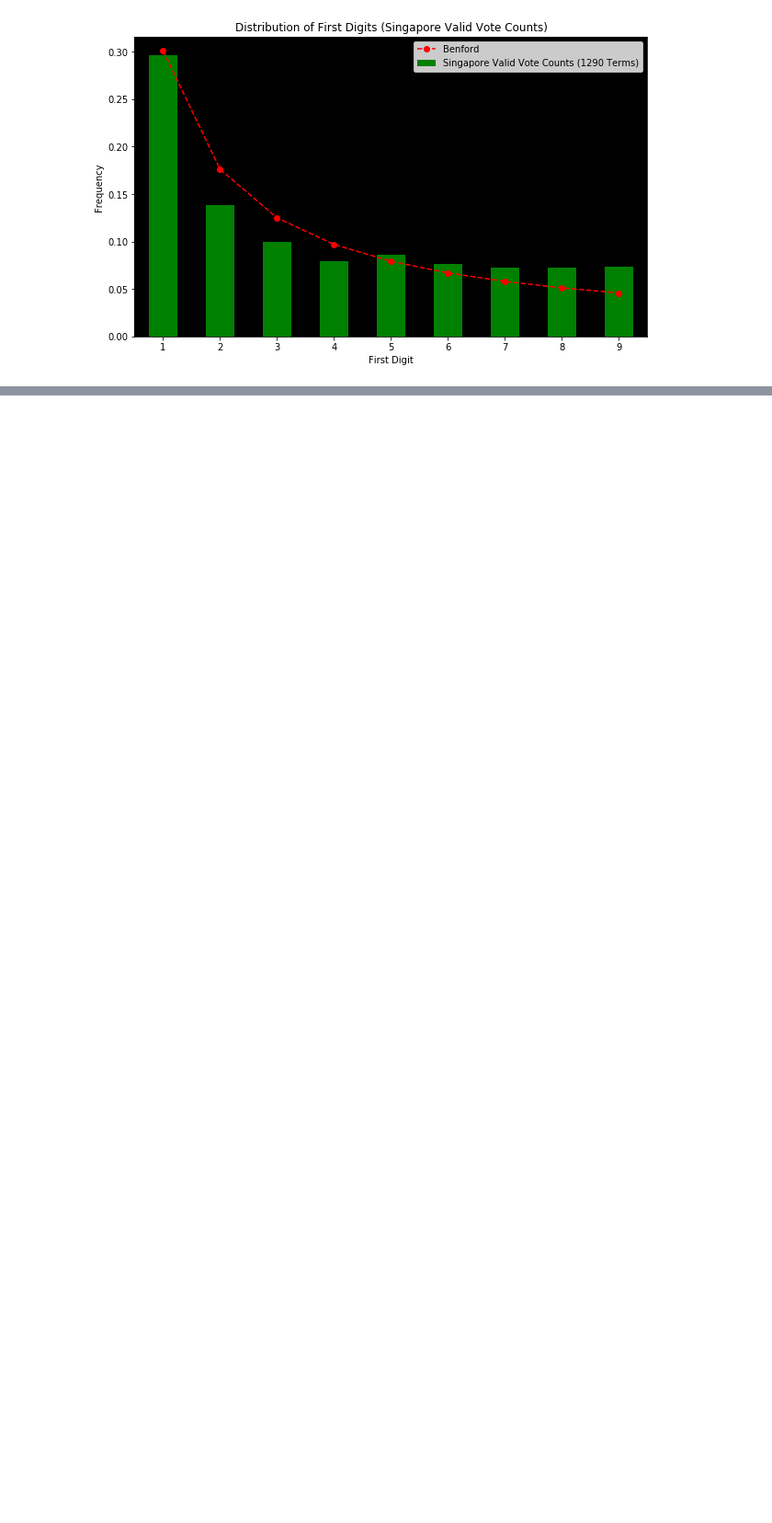
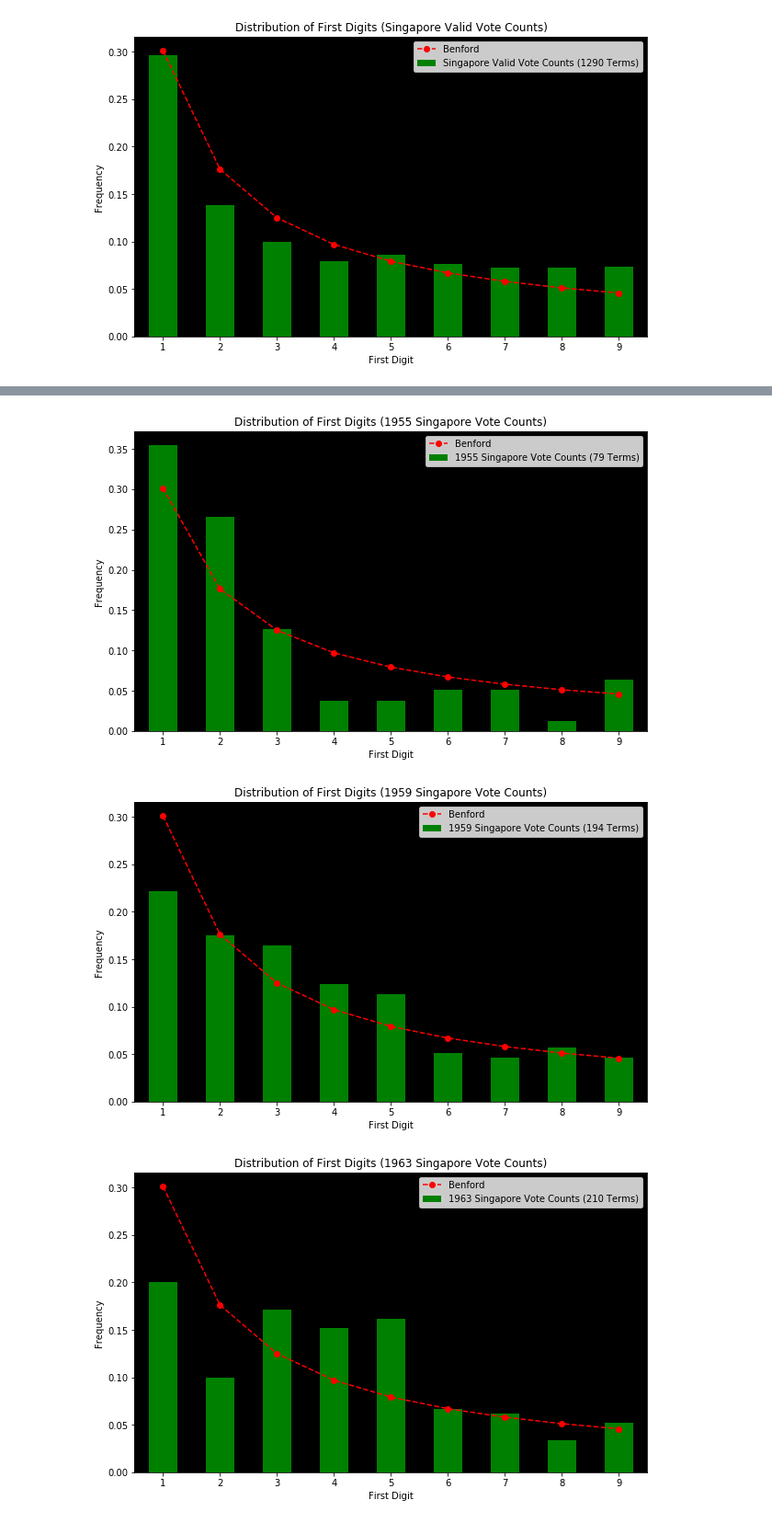
Before and after one commit to woo-chia-wei/benford-law-analysis, a Jupyter notebook: analysis.ipynb, the cells around one changed output, grey strips where cells are left out. Shown: that part at 92% size. Drawn from its saved outputs; the diff is of its cells as text; code cells hidden in the pictures; blank space fills up the shorter version.

Commit message:
Added zom-in view for Singapore GE

```diff
--- a/analysis.ipynb
+++ b/analysis.ipynb
@@ -156,0 +159,8 @@ benford_law_analysis(pd.Series(get_first_digit(df['valid_vote_count'])), 'Singap
+# %%
+years = df['year'].unique()
+for year in years:
+    benford_law_analysis(pd.Series(get_first_digit(df.query("year==@year")['vote_count'])), '{} Singapore Vote Counts'.format(year))
+# %% [output]
+[figure, added]
+[figure, added]
+[figure, added]
```
Also changed, not shown: parts of 2 cells of this notebook, 1 other file.
